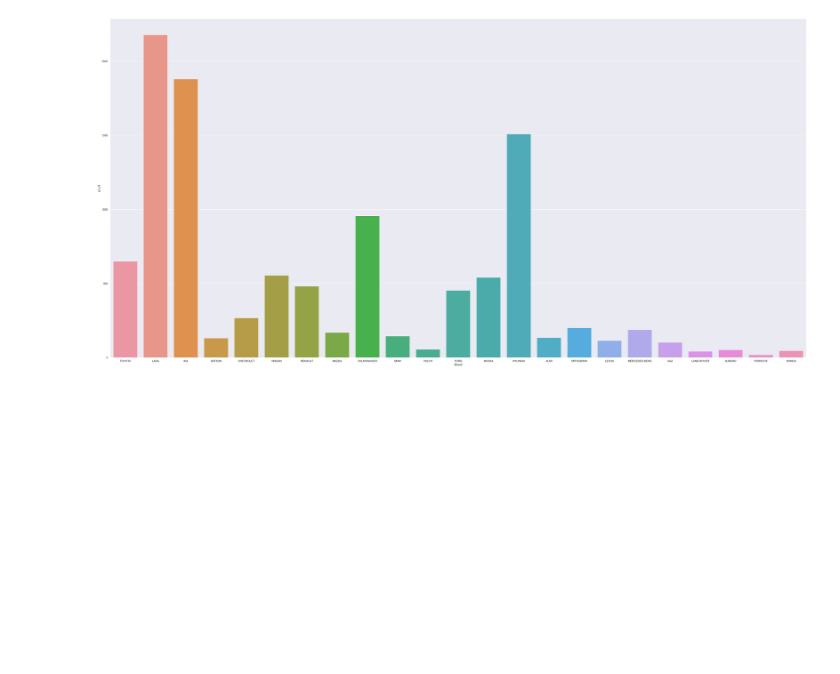
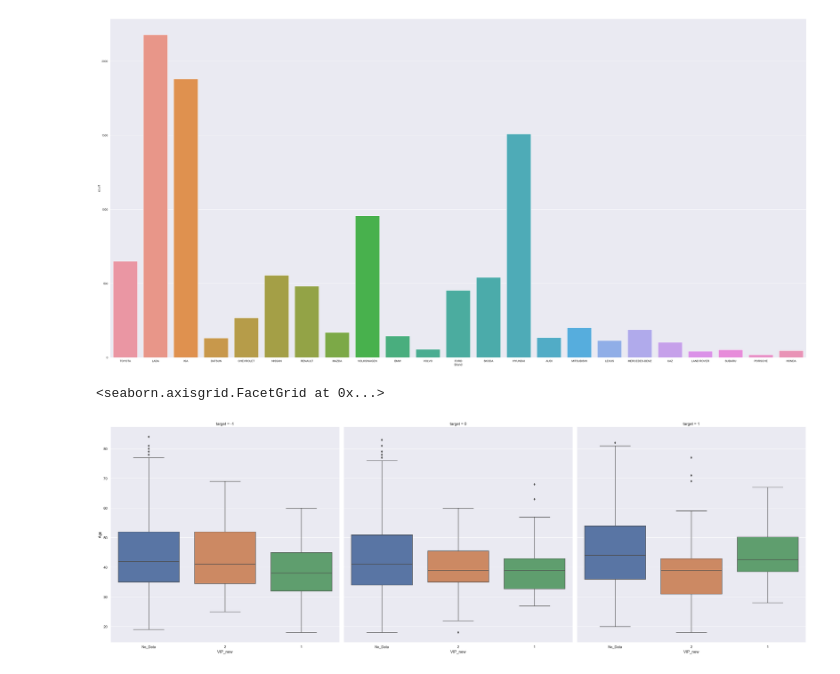
Before and after one commit to pppavlov/MLtechnique, a Jupyter notebook: vsk_analyse/vsk_analyse.ipynb, the cells around one changed output. Saved outputs shown, nothing was run; the diff lists cells and outputs as text; code cells hidden in the pictures; blank space fills up the shorter version.

Commit message:
vsk analyse add graphics new

```diff
--- a/vsk_analyse/vsk_analyse.ipynb
+++ b/vsk_analyse/vsk_analyse.ipynb
@@ -277,3 +277,9 @@ sns.countplot(x = 'Brand', data = df)
 # %% [output]
 <AxesSubplot:xlabel='Brand', ylabel='count'>
 [figure]
+# %%
+sns.catplot(x = 'VIP_new', y = 'Age', col = 'target', kind = 'box',
+            col_wrap = 6, height = 10, aspect = 1, data = df)
+# %% [output]
+<seaborn.axisgrid.FacetGrid at 0x...>
+[figure, added]
```
Also changed, not shown: parts of 9 cells of this notebook.
